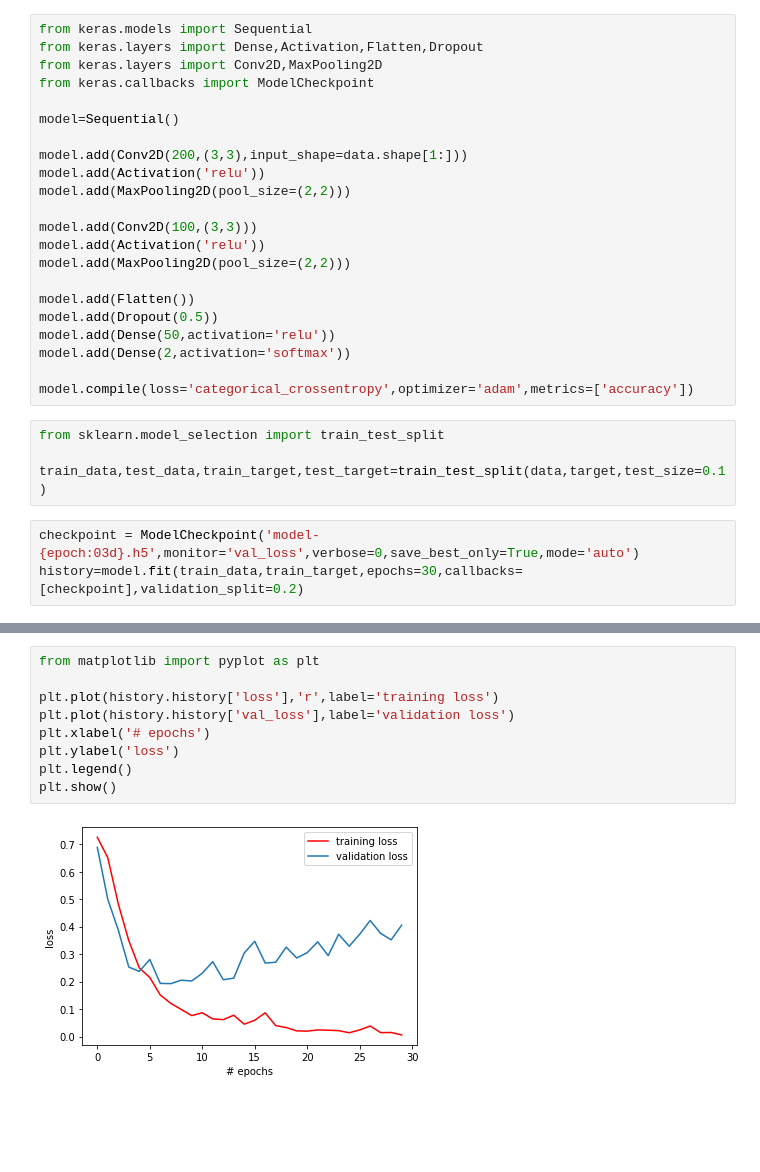
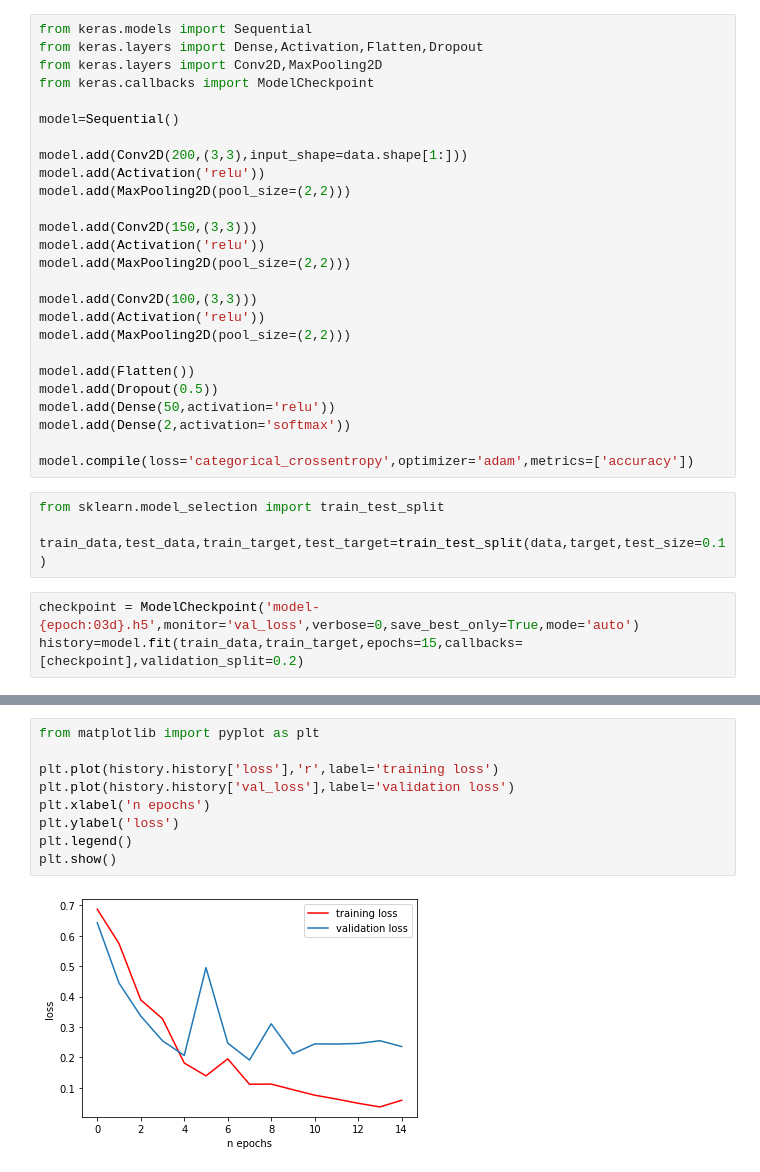
Before and after one commit to UnoArroefy/Face-mask-detection, a Jupyter notebook: 2training_CNN.ipynb, the cells around one changed output, grey strips where cells are left out. Cells and saved outputs as stored; diff of their text form; blank space fills up the shorter version.

Commit message:
modifikasi model ai menghapus serta mengganti model

```diff
--- a/2training_CNN.ipynb
+++ b/2training_CNN.ipynb
@@ -12,6 +12,10 @@ from keras.callbacks import ModelCheckpoint
 model=Sequential()
 
 model.add(Conv2D(200,(3,3),input_shape=data.shape[1:]))
+model.add(Activation('relu'))
+model.add(MaxPooling2D(pool_size=(2,2)))
+
+model.add(Conv2D(150,(3,3)))
 model.add(Activation('relu'))
 model.add(MaxPooling2D(pool_size=(2,2)))
 
@@ -31,5 +35,5 @@ from sklearn.model_selection import train_test_split
 train_data,test_data,train_target,test_target=train_test_split(data,target,test_size=0.1)
 # %%
 checkpoint = ModelCheckpoint('model-{epoch:03d}.h5',monitor='val_loss',verbose=0,save_best_only=True,mode='auto')
-history=model.fit(train_data,train_target,epochs=30,callbacks=[checkpoint],validation_split=0.2)
+history=model.fit(train_data,train_target,epochs=15,callbacks=[checkpoint],validation_split=0.2)
 # %% [output]
@@ -53,14 +57,14 @@ Epoch 30/30
 # %%
 from matplotlib import pyplot as plt
 
 plt.plot(history.history['loss'],'r',label='training loss')
 plt.plot(history.history['val_loss'],label='validation loss')
-plt.xlabel('# epochs')
+plt.xlabel('n epochs')
 plt.ylabel('loss')
 plt.legend()
 plt.show()
 # %% [output]
-[figure, old version]
+[figure, new version]
 # %%
 plt.plot(history.history['accuracy'],'r',label='training accuracy')
 plt.plot(history.history['val_accuracy'],label='validation accuracy')
```
Also changed, not shown: parts of 3 cells of this notebook, 3 other files.
